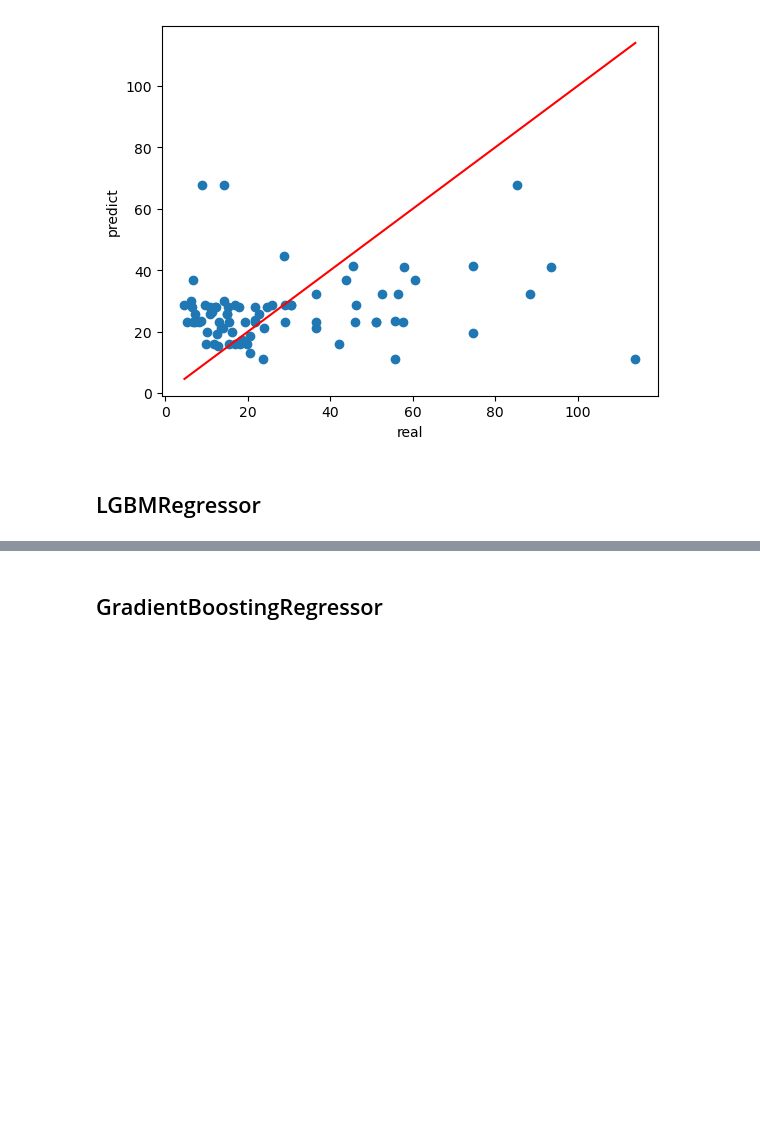
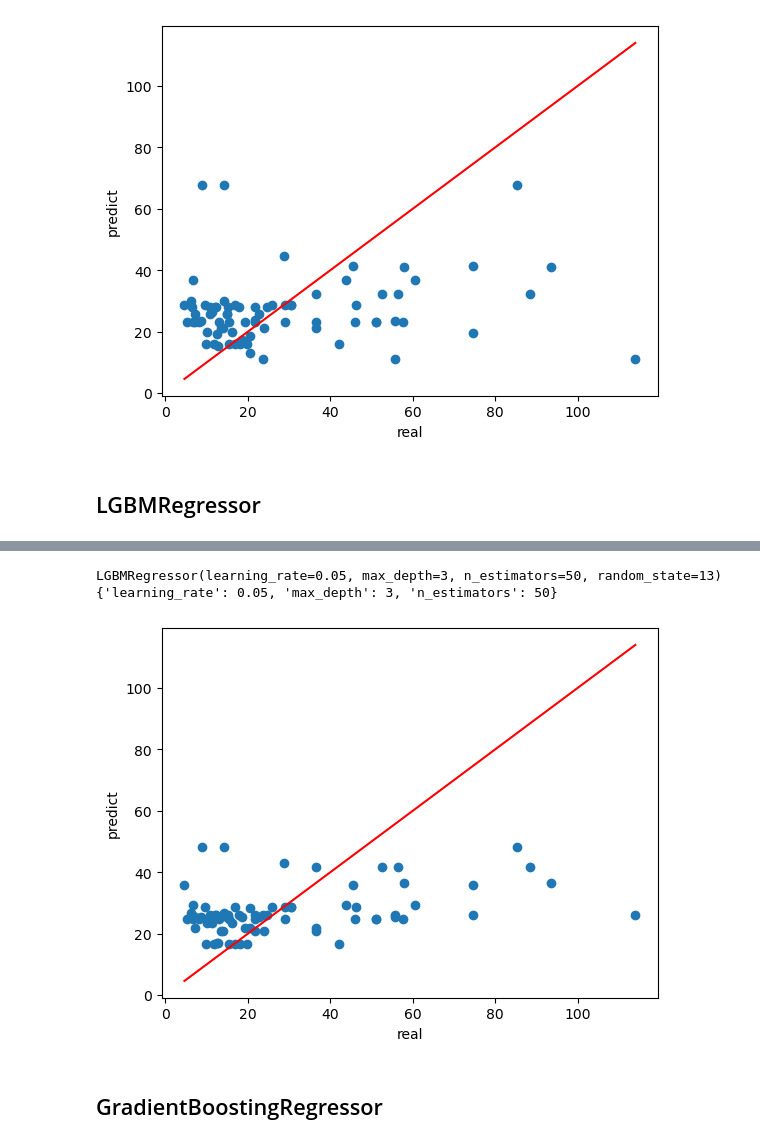
Before and after one commit to somoon0422/ML_project_2-, a Jupyter notebook: main/v1_Q_all.ipynb, the cells around one changed output, grey strips where cells are left out. Cells and saved outputs as stored; diff of their text form; code cells hidden in the pictures; blank space fills up the shorter version.

```diff
--- a/main/v1_Q_all.ipynb
+++ b/main/v1_Q_all.ipynb
@@ -783,7 +795,7 @@ plt.show()
 ## LGBMRegressor
 # %%
 # 그리드 서치를 사용하여 최적의 하이퍼파라미터를 찾습니다
-best_model_lgb, best_params_lgb = grid_search(X_train, y_train, "LGBMRegressor")
+best_model_lgb, best_params_lgb = grid_search(X_train, y_train, "LightGBM")
 
 # 최적의 하이퍼파라미터를 사용하여 모델을 훈련합니다
 best_lgb = tr_lgb(X_train, y_train, **best_params_lgb)
@@ -795,3 +823,19 @@ ValueError: Invalid model name
+# %%
+print(best_model_lgb, best_params_lgb)
+# %% [output]
+LGBMRegressor(learning_rate=0.05, max_depth=3, n_estimators=50, random_state=13) {'learning_rate': 0.05, 'max_depth': 3, 'n_estimators': 50}
+# %%
+# 최적의 모델을 평가합니다
+predictions = best_lgb.predict(X_test)
+
+# 산점도를 그립니다
+plt.scatter(y_test, predictions)
+plt.xlabel('real')
+plt.ylabel('predict')
+plt.plot([min(y_test), max(y_test)], [min(y_test), max(y_test)], 'r')
+plt.show()
+# %% [output]
+[figure, added]
 # %% [markdown]
 ## GradientBoostingRegressor
 # %%
```
Also changed, not shown: parts of 6 cells of this notebook, 1 other file.
